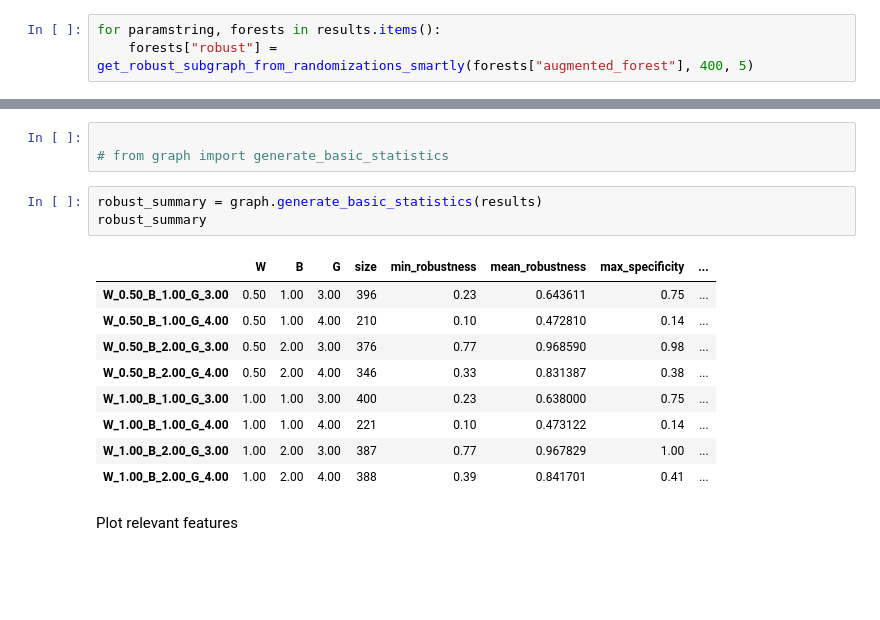
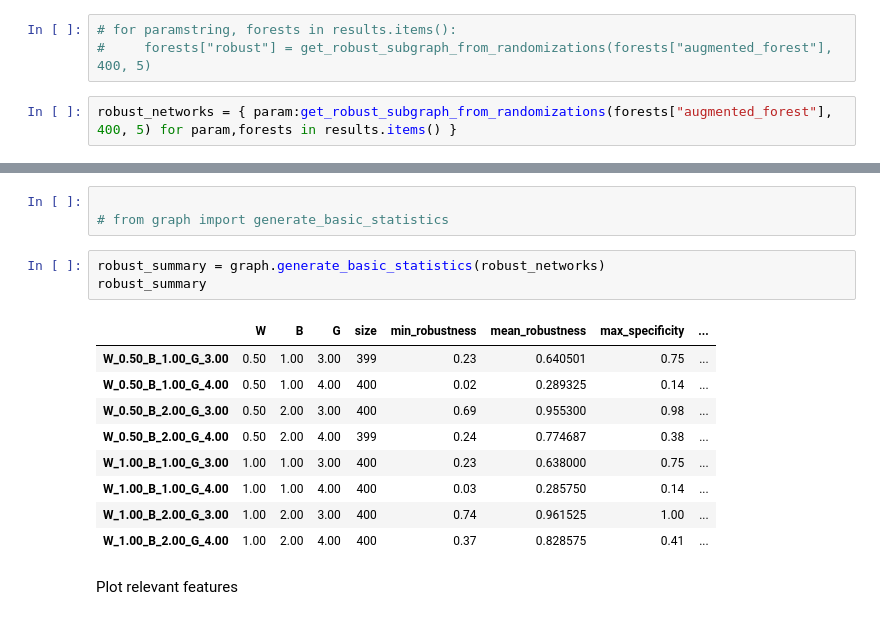
Before and after one commit to fraenkel-lab/OmicsIntegrator2, a Jupyter notebook: example/example.ipynb, the cells around one changed output, grey strips where cells are left out. Saved outputs shown, nothing was run; the diff lists cells and outputs as text; blank space fills up the shorter version.

Commit message:
Clean up `get_robust_subgraph_from_randomizations`

```diff
--- a/example/example.ipynb
+++ b/example/example.ipynb
@@ -103,26 +103,28 @@ results = pickle.load(open("./OI2_pipeline_data/randomization_results.pkl", "rb"
 # %% [markdown]
 Add robust networks to results dictionary
 # %%
-for paramstring, forests in results.items():
-    forests["robust"] = get_robust_subgraph_from_randomizations_smartly(forests["augmented_forest"], 400, 5)
+# for paramstring, forests in results.items():
+#     forests["robust"] = get_robust_subgraph_from_randomizations(forests["augmented_forest"], 400, 5)
+# %%
+robust_networks = { param:get_robust_subgraph_from_randomizations(forests["augmented_forest"], 400, 5) for param,forests in results.items() }
 # %% [markdown]
 # Test new funcs
 # %%
 
 # from graph import generate_basic_statistics
 # %%
-robust_summary = graph.generate_basic_statistics(results)
+robust_summary = graph.generate_basic_statistics(robust_networks)
 robust_summary
 # %% [output]
 |  | W | B | G | size | min_robustness | mean_robustness | max_specificity | ... |
-| W_0.50_B_1.00_G_3.00 | 0.50 | 1.00 | 3.00 | 396 | 0.23 | 0.643611 | 0.75 | ... |
-| W_0.50_B_1.00_G_4.00 | 0.50 | 1.00 | 4.00 | 210 | 0.10 | 0.472810 | 0.14 | ... |
-| W_0.50_B_2.00_G_3.00 | 0.50 | 2.00 | 3.00 | 376 | 0.77 | 0.968590 | 0.98 | ... |
-| W_0.50_B_2.00_G_4.00 | 0.50 | 2.00 | 4.00 | 346 | 0.33 | 0.831387 | 0.38 | ... |
+| W_0.50_B_1.00_G_3.00 | 0.50 | 1.00 | 3.00 | 399 | 0.23 | 0.640501 | 0.75 | ... |
+| W_0.50_B_1.00_G_4.00 | 0.50 | 1.00 | 4.00 | 400 | 0.02 | 0.289325 | 0.14 | ... |
+| W_0.50_B_2.00_G_3.00 | 0.50 | 2.00 | 3.00 | 400 | 0.69 | 0.955300 | 0.98 | ... |
+| W_0.50_B_2.00_G_4.00 | 0.50 | 2.00 | 4.00 | 399 | 0.24 | 0.774687 | 0.38 | ... |
 | W_1.00_B_1.00_G_3.00 | 1.00 | 1.00 | 3.00 | 400 | 0.23 | 0.638000 | 0.75 | ... |
-| W_1.00_B_1.00_G_4.00 | 1.00 | 1.00 | 4.00 | 221 | 0.10 | 0.473122 | 0.14 | ... |
-| W_1.00_B_2.00_G_3.00 | 1.00 | 2.00 | 3.00 | 387 | 0.77 | 0.967829 | 1.00 | ... |
-| W_1.00_B_2.00_G_4.00 | 1.00 | 2.00 | 4.00 | 388 | 0.39 | 0.841701 | 0.41 | ... |
+| W_1.00_B_1.00_G_4.00 | 1.00 | 1.00 | 4.00 | 400 | 0.03 | 0.285750 | 0.14 | ... |
+| W_1.00_B_2.00_G_3.00 | 1.00 | 2.00 | 3.00 | 400 | 0.74 | 0.961525 | 1.00 | ... |
+| W_1.00_B_2.00_G_4.00 | 1.00 | 2.00 | 4.00 | 400 | 0.37 | 0.828575 | 0.41 | ... |
 # %% [markdown]
 Plot relevant features
 # %%
```
Also changed, not shown: parts of 2 cells of this notebook, 1 other file.
